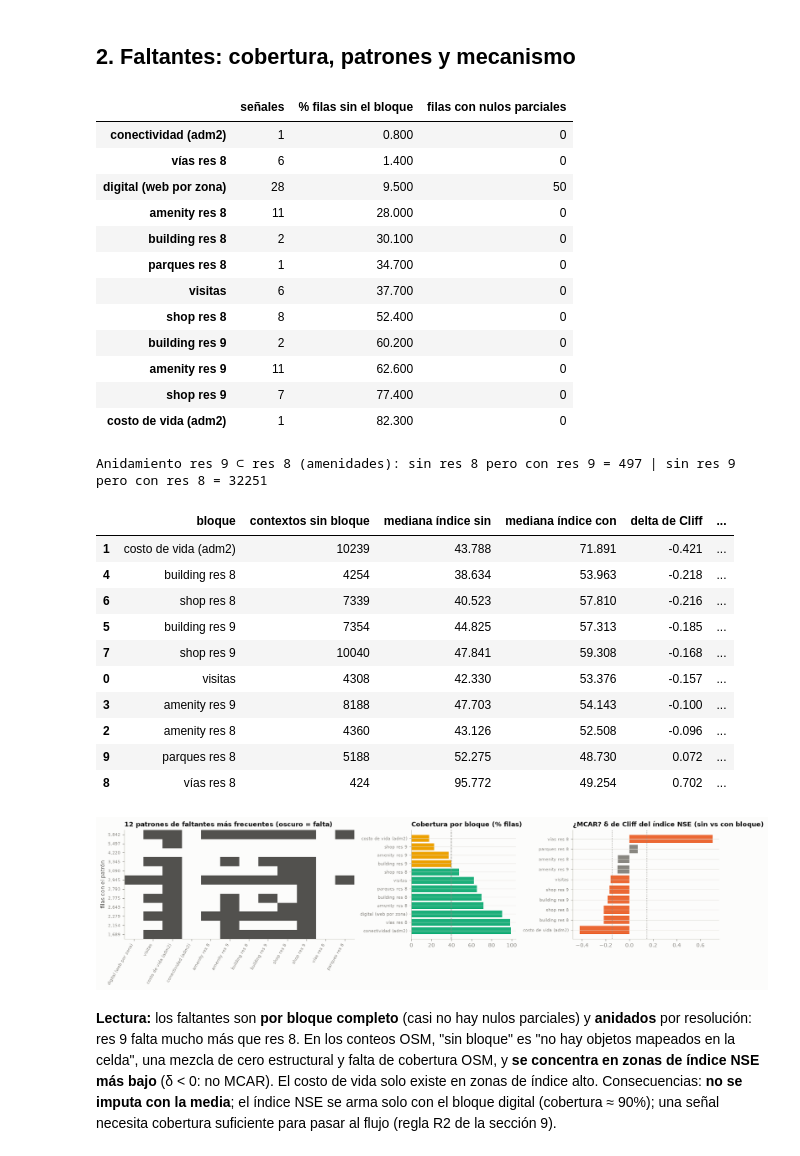
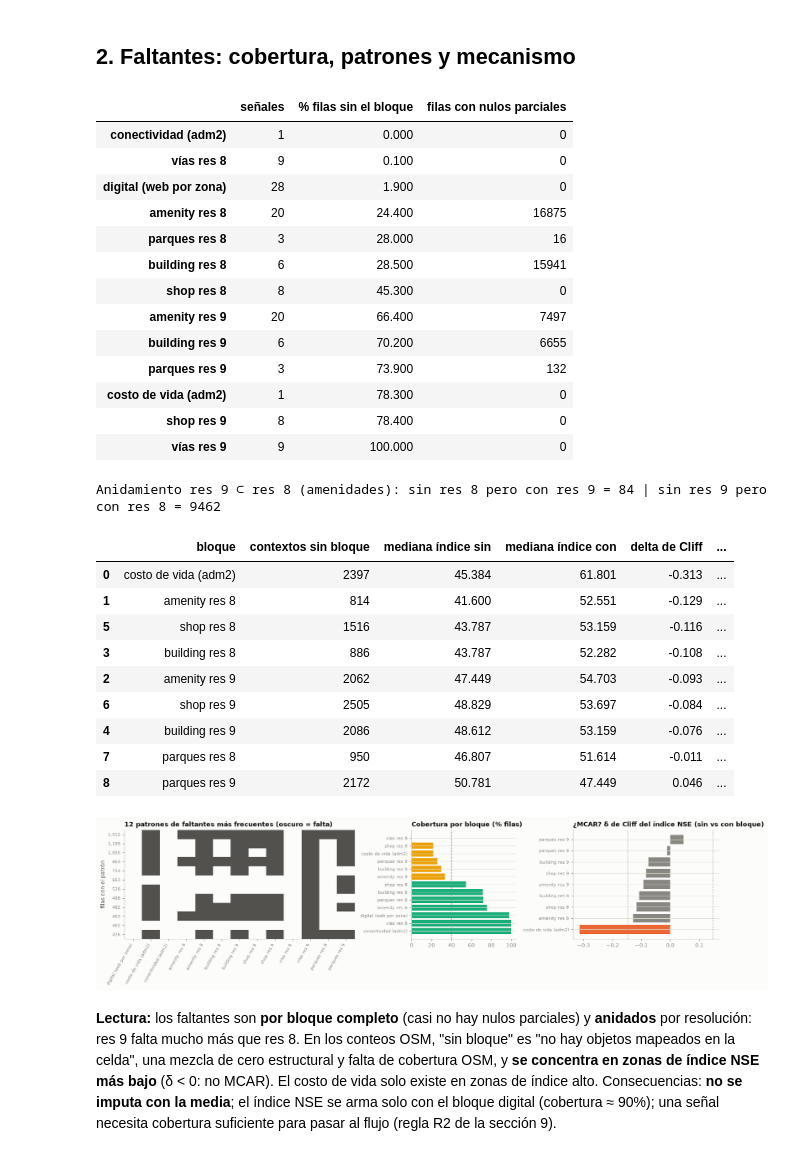
Before and after one commit to asuskf-kin/mx-retail-geodemographics, a Jupyter notebook: notebooks/ejecutados/merida/00b_altscore_eda.ipynb, the cells around one changed output. Cells and saved outputs as stored; diff of their text form; code cells hidden in the pictures.

```diff
--- a/notebooks/ejecutados/merida/00b_altscore_eda.ipynb
+++ b/notebooks/ejecutados/merida/00b_altscore_eda.ipynb
@@ -160,8 +197,10 @@ bloques = {
     "costo de vida (adm2)": ["geoHexData_idx_costOfLiving_v1_adm2"],
     "conectividad (adm2)": ["geoHexData_idx_techAndConnectivity_v1_adm2"],
     **{f"{f} res {r}": [c for c in S if f"_{f}_res{r}" in c] for f in ["amenity", "building", "shop"] for r in (8, 9)},
-    "vías res 8": [c for c in S if "_road_res8" in c], "parques res 8": [c for c in S if "_leisure_res8" in c],
+    **{f"vías res {r}": [c for c in S if f"_road_res{r}" in c] for r in (8, 9)},
+    **{f"parques res {r}": [c for c in S if f"_leisure_res{r}" in c] for r in (8, 9)},
 }
+bloques = {k: v for k, v in bloques.items() if v}                            # solo los bloques que trae la exportación
 BLOQUE_DE = {c: k for k, v in bloques.items() for c in v}
 M = pd.DataFrame({k: S[v].isna().all(axis=1) for k, v in bloques.items()})
 parcial = {k: int((S[v].isna().any(axis=1) & ~S[v].isna().all(axis=1)).sum()) for k, v in bloques.items()}
@@ -173,7 +212,10 @@ print("Anidamiento res 9 ⊂ res 8 (amenidades): sin res 8 pero con res 9 =",
 
 # índice NSE AltScore: un solo ajuste (en contextos digitales únicos) para todo el notebook; detalle en la sección 6
 base_items = u.dropna(subset=A.CANDIDATOS_NSE[:-1]).drop_duplicates(subset=[c for c in S if FAM[c] == "digital"])
-iu = A.indice_nse(u, ajuste=base_items)[0]
+CAND = [c for c in A.CANDIDATOS_NSE if "_adm" not in c and base_items[c].nunique() > 5]   # a priori y locales: los índices del
+                                                                              # municipio (adm2) miden diferencias entre municipios
+PROXIES, traza_items = A.seleccionar_proxies(base_items, CAND)               # análisis de ítems en la ZM (detalle en la sección 6)
+iu = A.indice_nse(u, cols=PROXIES, ajuste=base_items)[0]
 
 
 def boot_zona(fn, df, B=300):
@@ -202,57 +244,57 @@ for k, v in bloques.items():
 mcar = pd.DataFrame(mcar)
 mcar["q_BH"] = stats.false_discovery_control(mcar["p (Mann-Whitney)"], method="bh")
 mcar["lectura"] = np.where((mcar["delta de Cliff"].abs() < 0.147) | ~mcar["δ excluye 0"],
                            "compatible con MCAR (efecto despreciable o IC incluye 0)", "no MCAR: el faltante depende del tipo de zona")
 display(mcar.sort_values("delta de Cliff").round(3))
 
 patrones = M.value_counts().head(12)
 fig, ax = plt.subplots(1, 3, figsize=(15, 4.2), gridspec_kw={"width_ratios": [2.2, 1, 1.4]})
 ax[0].imshow(np.array(patrones.index.tolist(), float), aspect="auto", cmap=LinearSegmentedColormap.from_list("m", [eda.FONDO, eda.TINTA_2]))
 ax[0].set_xticks(range(M.shape[1]), M.columns, rotation=60, ha="right", fontsize=7)
 ax[0].set_yticks(range(len(patrones)), [f"{n:,}" for n in patrones.to_numpy()], fontsize=7)
 ax[0].set_ylabel("filas con el patrón")
 ax[0].set_title("12 patrones de faltantes más frecuentes (oscuro = falta)")
 ax[0].grid(False)
 f_ = faltantes["% filas sin el bloque"]
 ax[1].barh(f_.index, 100 - f_, color=[VERDE if 100 - x >= 40 else AMBAR for x in f_])
 ax[1].axvline(40, color=eda.MUTED, ls="--", lw=1)
 ax[1].set_title("Cobertura por bloque (% filas)")
 ax[1].tick_params(axis="y", labelsize=7)
 orden = mcar.sort_values("delta de Cliff")
 ax[2].barh(orden.bloque, orden["delta de Cliff"], color=[NARANJA if abs(x) >= 0.147 else eda.MUTED for x in orden["delta de Cliff"]])
 ax[2].axvline(-0.147, color=eda.MUTED, ls=":", lw=1)
 ax[2].axvline(0.147, color=eda.MUTED, ls=":", lw=1)
 ax[2].set_title("¿MCAR? δ de Cliff del índice NSE (sin vs con bloque)")
 ax[2].tick_params(axis="y", labelsize=7)
 plt.tight_layout()
 plt.show()
 # %% [output]
 |  | señales | % filas sin el bloque | filas con nulos parciales |
-| conectividad (adm2) | 1 | 0.800 | 0 |
-| vías res 8 | 6 | 1.400 | 0 |
-| digital (web por zona) | 28 | 9.500 | 50 |
-| amenity res 8 | 11 | 28.000 | 0 |
-| building res 8 | 2 | 30.100 | 0 |
-| parques res 8 | 1 | 34.700 | 0 |
-| visitas | 6 | 37.700 | 0 |
-| shop res 8 | 8 | 52.400 | 0 |
-| building res 9 | 2 | 60.200 | 0 |
-| amenity res 9 | 11 | 62.600 | 0 |
-| shop res 9 | 7 | 77.400 | 0 |
-| costo de vida (adm2) | 1 | 82.300 | 0 |
+| conectividad (adm2) | 1 | 0.000 | 0 |
+| vías res 8 | 9 | 0.100 | 0 |
+| digital (web por zona) | 28 | 1.900 | 0 |
+| amenity res 8 | 20 | 24.400 | 16875 |
+| parques res 8 | 3 | 28.000 | 16 |
+| building res 8 | 6 | 28.500 | 15941 |
+| shop res 8 | 8 | 45.300 | 0 |
+| amenity res 9 | 20 | 66.400 | 7497 |
+| building res 9 | 6 | 70.200 | 6655 |
+| parques res 9 | 3 | 73.900 | 132 |
+| costo de vida (adm2) | 1 | 78.300 | 0 |
+| shop res 9 | 8 | 78.400 | 0 |
+| vías res 9 | 9 | 100.000 | 0 |
-Anidamiento res 9 ⊂ res 8 (amenidades): sin res 8 pero con res 9 = 497 | sin res 9 pero con res 8 = 32251
+Anidamiento res 9 ⊂ res 8 (amenidades): sin res 8 pero con res 9 = 84 | sin res 9 pero con res 8 = 9462
 |  | bloque | contextos sin bloque | mediana índice sin | mediana índice con | delta de Cliff | ... |
-| 1 | costo de vida (adm2) | 10239 | 43.788 | 71.891 | -0.421 | ... |
-| 4 | building res 8 | 4254 | 38.634 | 53.963 | -0.218 | ... |
-| 6 | shop res 8 | 7339 | 40.523 | 57.810 | -0.216 | ... |
-| 5 | building res 9 | 7354 | 44.825 | 57.313 | -0.185 | ... |
-| 7 | shop res 9 | 10040 | 47.841 | 59.308 | -0.168 | ... |
-| 0 | visitas | 4308 | 42.330 | 53.376 | -0.157 | ... |
-| 3 | amenity res 9 | 8188 | 47.703 | 54.143 | -0.100 | ... |
-| 2 | amenity res 8 | 4360 | 43.126 | 52.508 | -0.096 | ... |
-| 9 | parques res 8 | 5188 | 52.275 | 48.730 | 0.072 | ... |
-| 8 | vías res 8 | 424 | 95.772 | 49.254 | 0.702 | ... |
+| 0 | costo de vida (adm2) | 2397 | 45.384 | 61.801 | -0.313 | ... |
+| 1 | amenity res 8 | 814 | 41.600 | 52.551 | -0.129 | ... |
+| 5 | shop res 8 | 1516 | 43.787 | 53.159 | -0.116 | ... |
+| 3 | building res 8 | 886 | 43.787 | 52.282 | -0.108 | ... |
+| 2 | amenity res 9 | 2062 | 47.449 | 54.703 | -0.093 | ... |
+| 6 | shop res 9 | 2505 | 48.829 | 53.697 | -0.084 | ... |
+| 4 | building res 9 | 2086 | 48.612 | 53.159 | -0.076 | ... |
+| 7 | parques res 8 | 950 | 46.807 | 51.614 | -0.011 | ... |
+| 8 | parques res 9 | 2172 | 50.781 | 47.449 | 0.046 | ... |
-[figure, old version]
+[figure, new version]
 # %% [markdown]
 **Lectura:** los faltantes son **por bloque completo** (casi no hay nulos parciales) y **anidados** por resolución:
 res 9 falta mucho más que res 8. En los conteos OSM, "sin bloque" es "no hay objetos mapeados en la celda", una mezcla
```
Also changed, not shown: parts of 16 cells of this notebook, 37 other files.
